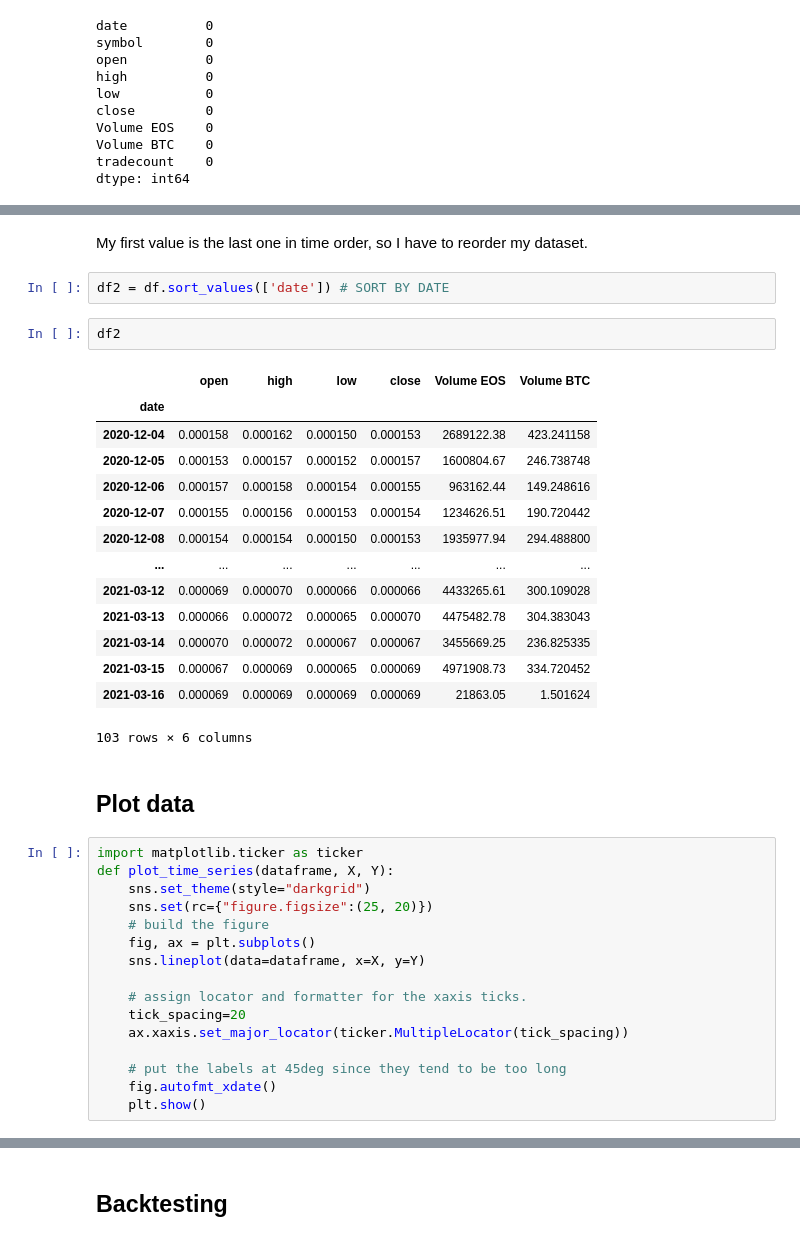
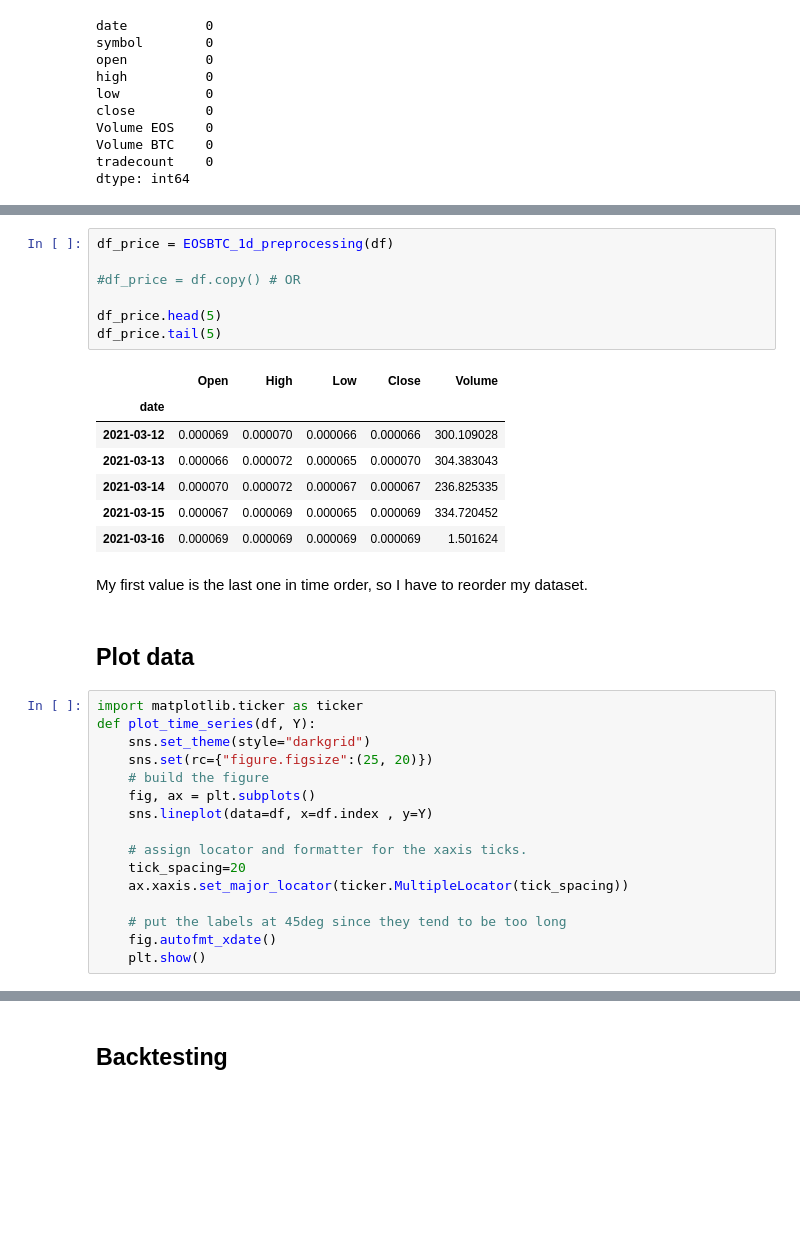
Before and after one commit to erma0x/trading-strategy-explorer, a Jupyter notebook: backtester.ipynb, the cells around one changed output, grey strips where cells are left out. Saved outputs shown, nothing was run; the diff lists cells and outputs as text; blank space fills up the shorter version.

```diff
--- a/backtester.ipynb
+++ b/backtester.ipynb
@@ -83,35 +84,31 @@ df.head(1)
+# %%
+df_price = EOSBTC_1d_preprocessing(df)
+
+#df_price = df.copy() # OR
+
+df_price.head(5)
+df_price.tail(5)
+# %% [output]
+|  | Open | High | Low | Close | Volume |
+| date |  |  |  |  |  |
+| 2021-03-12 | 0.000069 | 0.000070 | 0.000066 | 0.000066 | 300.109028 |
+| 2021-03-13 | 0.000066 | 0.000072 | 0.000065 | 0.000070 | 304.383043 |
+| 2021-03-14 | 0.000070 | 0.000072 | 0.000067 | 0.000067 | 236.825335 |
+| 2021-03-15 | 0.000067 | 0.000069 | 0.000065 | 0.000069 | 334.720452 |
+| 2021-03-16 | 0.000069 | 0.000069 | 0.000069 | 0.000069 | 1.501624 |
 # %% [markdown]
 My first value is the last one in time order, so I have to reorder my dataset.
-# %%
-df2 = df.sort_values(['date']) # SORT BY DATE
-# %%
-df2
-# %% [output]
-|  | open | high | low | close | Volume EOS | Volume BTC |
-| date |  |  |  |  |  |  |
-| 2020-12-04 | 0.000158 | 0.000162 | 0.000150 | 0.000153 | 2689122.38 | 423.241158 |
-| 2020-12-05 | 0.000153 | 0.000157 | 0.000152 | 0.000157 | 1600804.67 | 246.738748 |
-| 2020-12-06 | 0.000157 | 0.000158 | 0.000154 | 0.000155 | 963162.44 | 149.248616 |
-| 2020-12-07 | 0.000155 | 0.000156 | 0.000153 | 0.000154 | 1234626.51 | 190.720442 |
-| 2020-12-08 | 0.000154 | 0.000154 | 0.000150 | 0.000153 | 1935977.94 | 294.488800 |
-| ... | ... | ... | ... | ... | ... | ... |
-| 2021-03-12 | 0.000069 | 0.000070 | 0.000066 | 0.000066 | 4433265.61 | 300.109028 |
-| 2021-03-13 | 0.000066 | 0.000072 | 0.000065 | 0.000070 | 4475482.78 | 304.383043 |
-| 2021-03-14 | 0.000070 | 0.000072 | 0.000067 | 0.000067 | 3455669.25 | 236.825335 |
-| 2021-03-15 | 0.000067 | 0.000069 | 0.000065 | 0.000069 | 4971908.73 | 334.720452 |
-| 2021-03-16 | 0.000069 | 0.000069 | 0.000069 | 0.000069 | 21863.05 | 1.501624 |
-103 rows × 6 columns
 # %% [markdown]
 
 ## Plot data
 # %%
 import matplotlib.ticker as ticker
-def plot_time_series(dataframe, X, Y):
+def plot_time_series(df, Y):
     sns.set_theme(style="darkgrid")
     sns.set(rc={"figure.figsize":(25, 20)})
     # build the figure
     fig, ax = plt.subplots()
-    sns.lineplot(data=dataframe, x=X, y=Y)
+    sns.lineplot(data=df, x=df.index , y=Y)
 
     # assign locator and formatter for the xaxis ticks.
     tick_spacing=20
```
Also changed, not shown: parts of 15 cells of this notebook, 3 other files.
